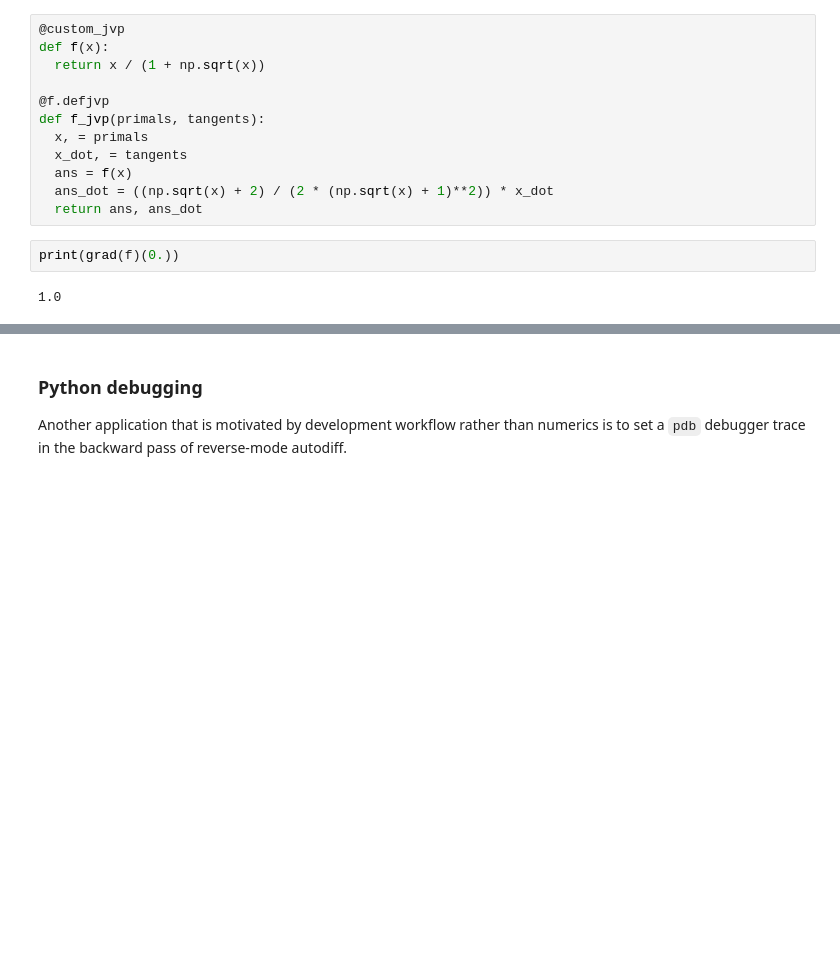
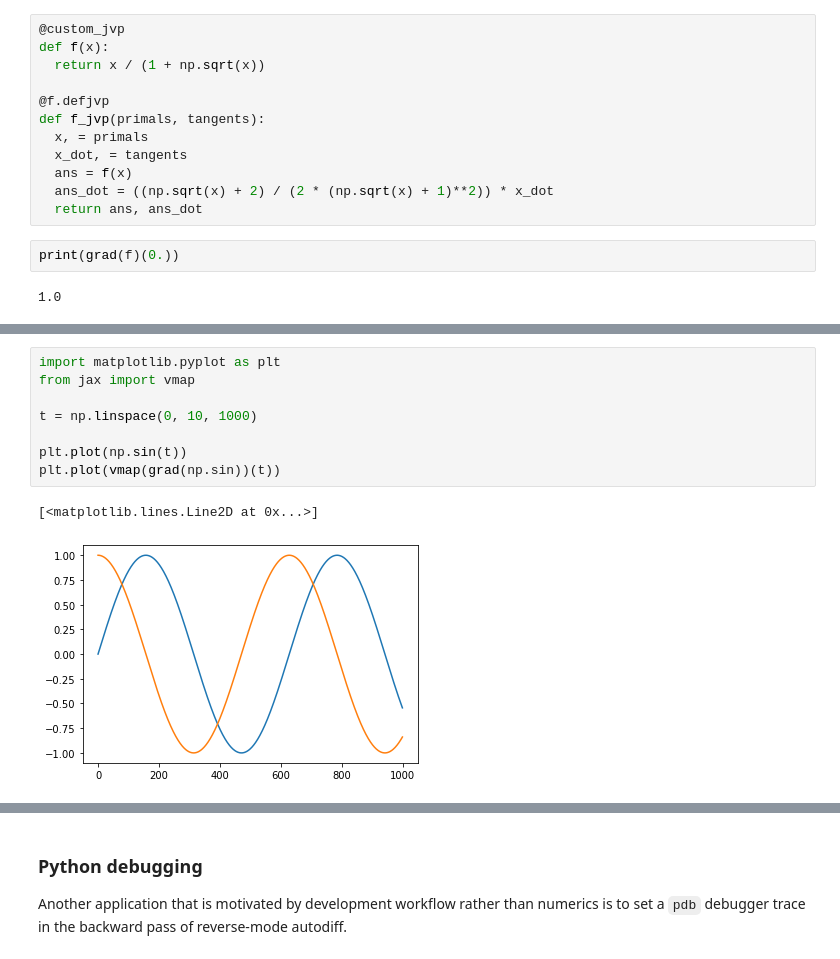
Before and after one commit to operskoj2c/jax, a Jupyter notebook: docs/notebooks/Custom_derivative_rules_for_Python_code.ipynb, the cells around one changed output, grey strips where cells are left out. Saved outputs shown, nothing was run; the diff lists cells and outputs as text; blank space fills up the shorter version.

```diff
--- a/docs/notebooks/Custom_derivative_rules_for_Python_code.ipynb
+++ b/docs/notebooks/Custom_derivative_rules_for_Python_code.ipynb
@@ -189,0 +265,11 @@ print(grad(f)(0.))
+# %%
+import matplotlib.pyplot as plt
+from jax import vmap
+
+t = np.linspace(0, 10, 1000)
+
+plt.plot(np.sin(t))
+plt.plot(vmap(grad(np.sin))(t))
+# %% [output]
+[<matplotlib.lines.Line2D at 0x...>]
+[figure, added]
```
Also changed, not shown: parts of 27 cells of this notebook.
